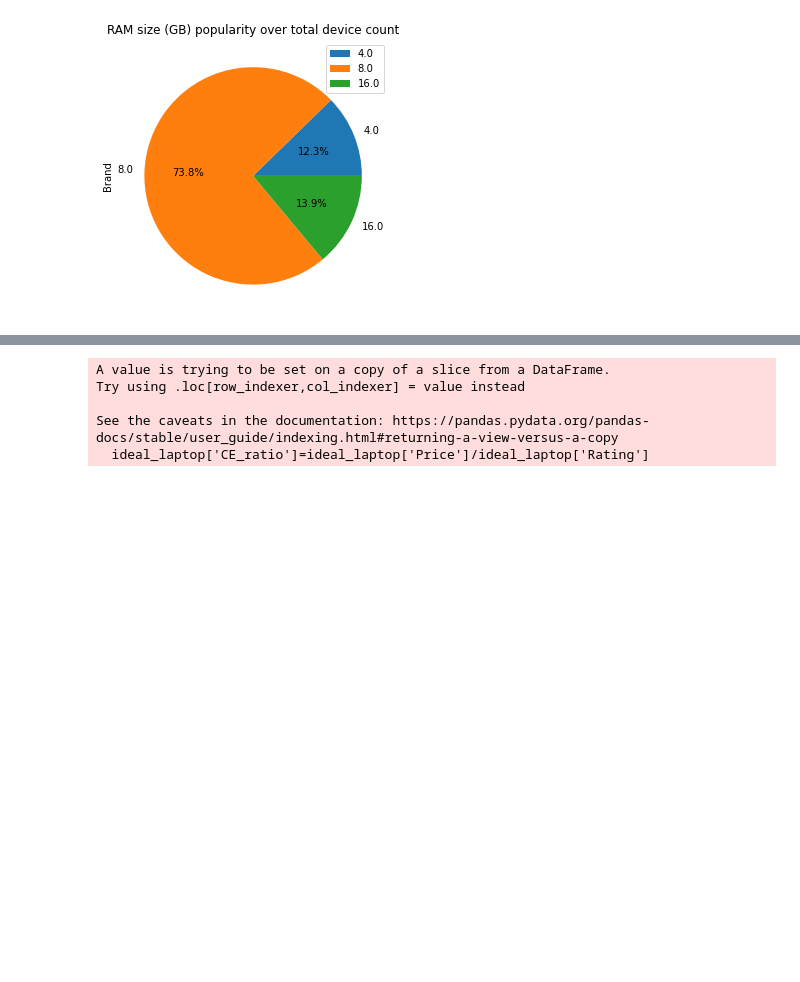
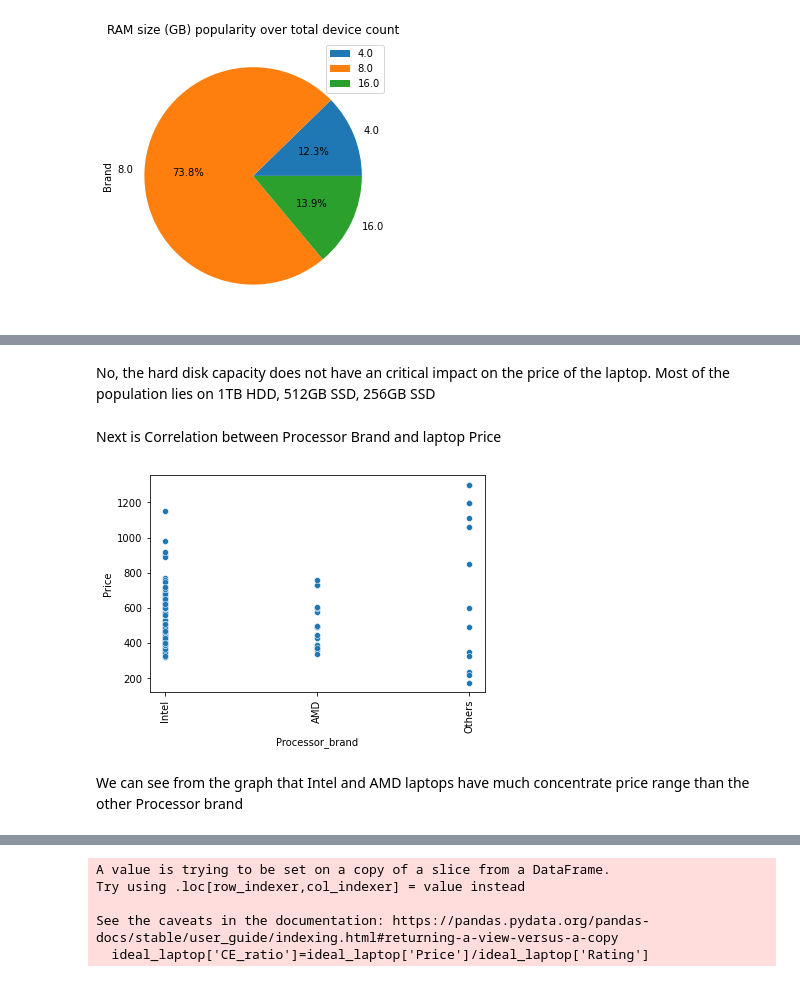
Before and after one commit to kiadwa/laptop_analysis, a Jupyter notebook: laptop-dataset-cleaning-and-best-to-buy-analysis.ipynb, the cells around one changed output, grey strips where cells are left out. Drawn from its saved outputs; the diff is of its cells as text; code cells hidden in the pictures; blank space fills up the shorter version.

```diff
--- a/laptop-dataset-cleaning-and-best-to-buy-analysis.ipynb
+++ b/laptop-dataset-cleaning-and-best-to-buy-analysis.ipynb
@@ -319,0 +406,13 @@ plt.show()
+# %% [markdown]
+No, the hard disk capacity does not have an critical impact on the price of the laptop.
+Most of the population lies on 1TB HDD, 512GB SSD, 256GB SSD
+# %% [markdown]
+Next is Correlation between Processor Brand and laptop Price
+# %%
+sns.scatterplot(x=laptop['Processor_brand'],y=laptop['Price'])
+plt.xticks(rotation='vertical')
+plt.show()
+# %% [output]
+[figure, added]
+# %% [markdown]
+We can see from the graph that Intel and AMD laptops have much concentrate price range than the other Processor brand
```
Also changed, not shown: parts of 67 cells of this notebook.
